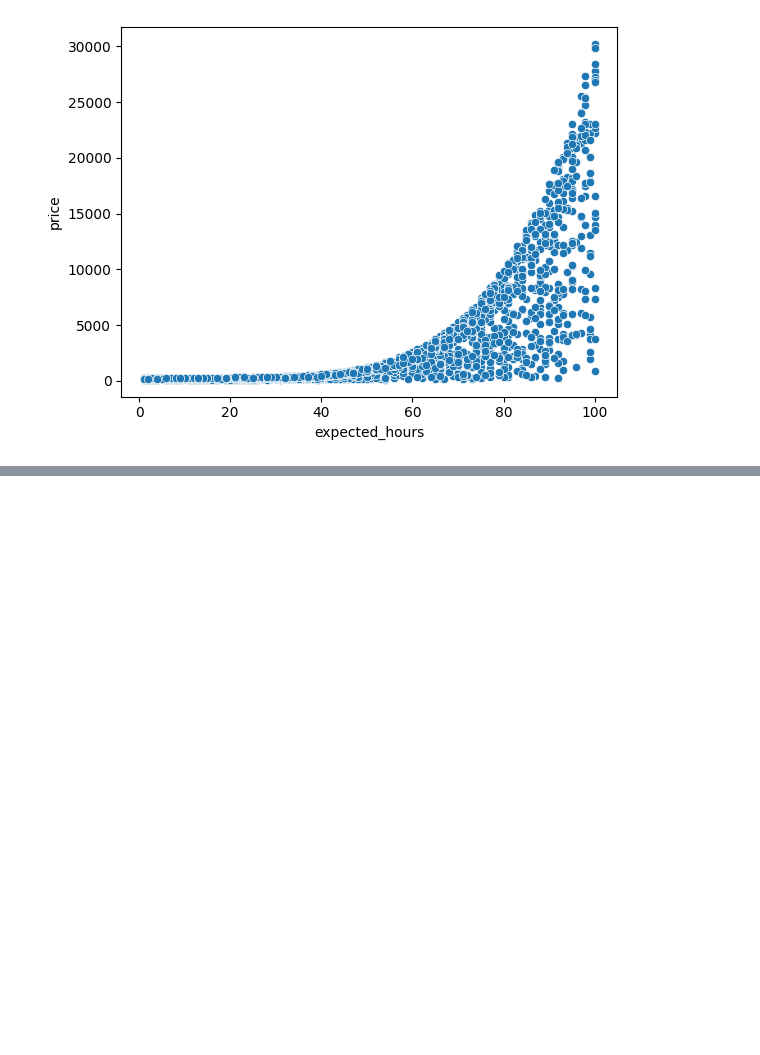
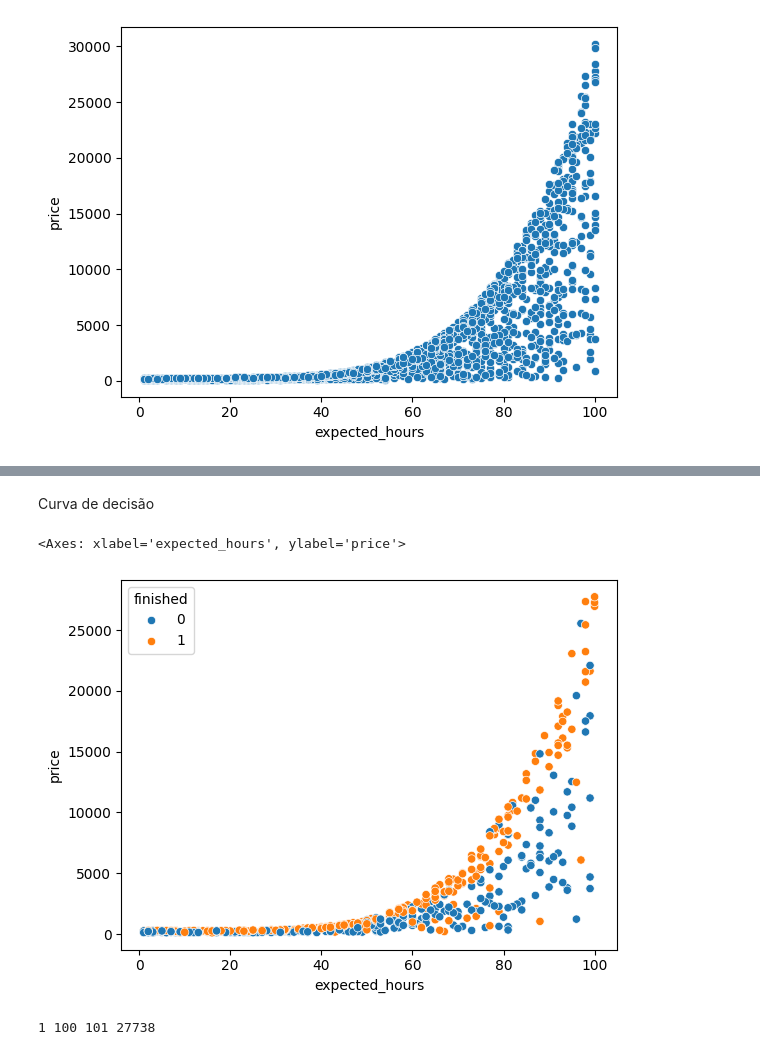
Before and after one commit to GuilhermePereiraRamalho/Machine-Learning, a Jupyter notebook: 3.ipynb, the cells around one changed output, grey strips where cells are left out. Drawn from its saved outputs; the diff is of its cells as text; code cells hidden in the pictures; blank space fills up the shorter version.

```diff
--- a/3.ipynb
+++ b/3.ipynb
@@ -22,0 +47,3 @@ sns.scatterplot(x='expected_hours', y='price', data=data)
+# %%
+x = data[['expected_hours', 'price']]
+y = data['finished']
@@ -22,0 +80,16 @@ sns.scatterplot(x='expected_hours', y='price', data=data)
+# %% [markdown]
+Curva de decisão
+# %%
+sns.scatterplot(x='expected_hours', y='price', hue=test_y, data=test_x)
+# %% [output]
+<Axes: xlabel='expected_hours', ylabel='price'>
+[figure, added]
+# %%
+x_min = test_x.expected_hours.min()
+x_max = test_x.expected_hours.max()
+y_min = test_x.price.min()
+y_max = test_x.price.max()
+
+print(x_min, x_max, y_min, y_max)
+# %% [output]
+1 100 101 27738
```
Also changed, not shown: parts of 13 cells of this notebook.
